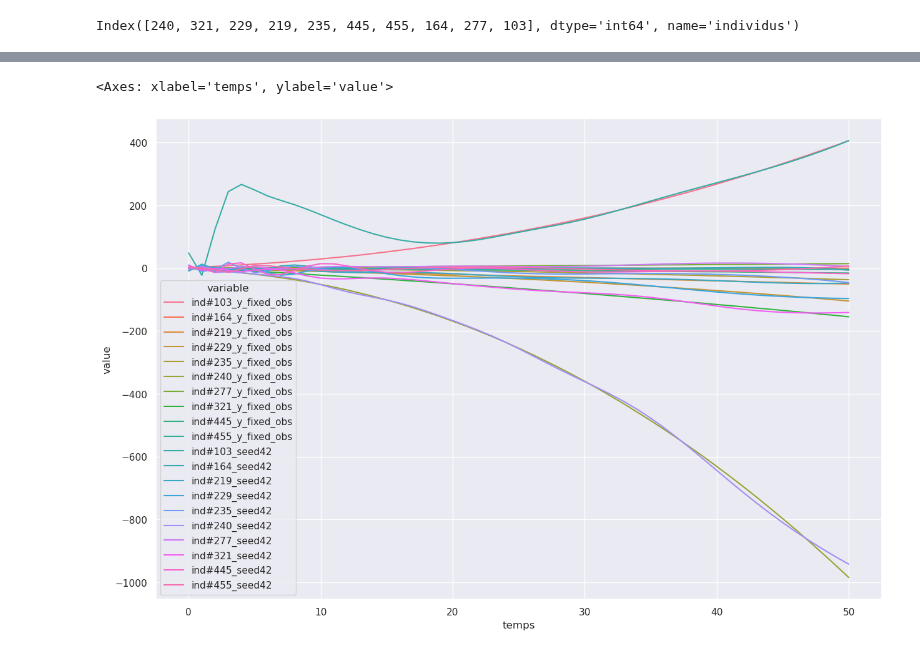
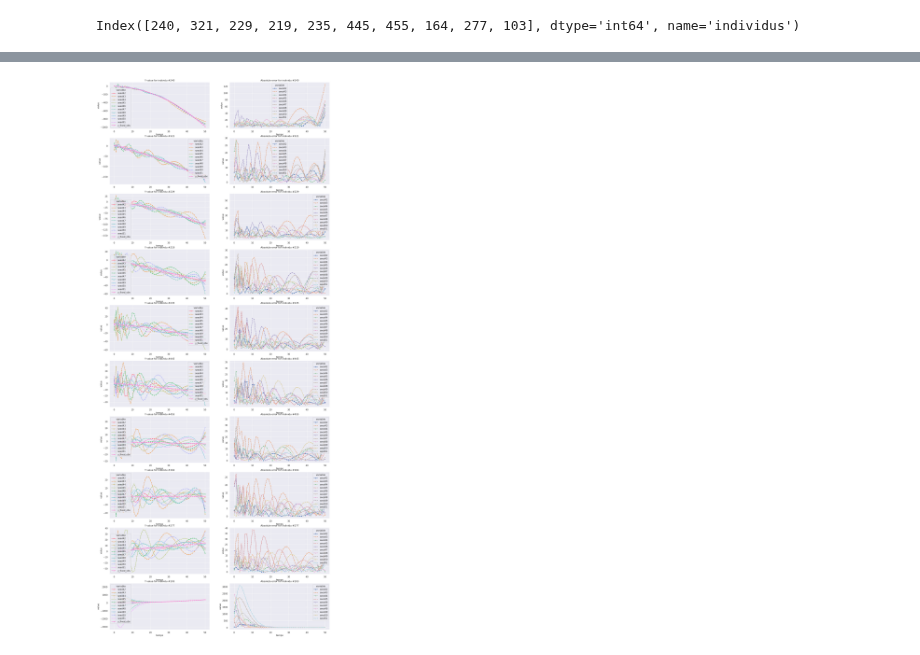
Before and after one commit to FrankwaP/subSISTM, a Jupyter notebook: models/reservoirs-synthetic_bph/00_basic_reservoir_test.ipynb, the cells around one changed output, grey strips where cells are left out. Drawn from its saved outputs; the diff is of its cells as text; code cells hidden in the pictures.

```diff
--- a/models/reservoirs-synthetic_bph/00_basic_reservoir_test.ipynb
+++ b/models/reservoirs-synthetic_bph/00_basic_reservoir_test.ipynb
@@ -265,6 +47,0 @@ data_pred
-# %%
-data_plot = data_pred.melt(id_vars=["individus", "temps"])
-data_plot["variable"] = (
-    "ind#" + data_plot["individus"].map(str) + "_" + data_plot["variable"]
-)
-data_plot
@@ -293,0 +48,11 @@ sns.lineplot(
+# %%
+SERIES_COLUMN_NAME = "individus"
+TIMESTEPS_COLUMN_NAME = "temps"
+
+group_labels = [SERIES_COLUMN_NAME, TIMESTEPS_COLUMN_NAME]
+
+x_labels = [l for l in data.columns if l.startswith("x") and not l.endswith("obs")]
+y_labels = [l for l in data.columns if l.startswith("y_fixed") and l.endswith("obs")]
+
+data = data[group_labels + x_labels + y_labels]
+data
@@ -320,4 +415,4 @@ ind_list
 Index([240, 321, 229, 219, 235, 445, 455, 164, 277, 103], dtype='int64', name='individus')
 # %%
 data_train = data[data["individus"].isin(ind_list)]
-data_train
+y_pred = train_and_pred(data_train, x_labels, y_labels, N=100, lr=0.5, sr=0.9)
@@ -355,24 +418,0 @@ y_train_3D = y_train_scaled.reshape([N_train, T_train, Y_train])
-# %%
-# from https://reservoirpy.readthedocs.io/en/latest/user_guide/quickstart.html#Create-the-ESN-model
-
-
-data_pred = data_train.loc[:, ["individus", "temps"] + y_labels]
-
-for seed in [42]:
-
-    reservoir = Reservoir(100, lr=0.5, sr=0.9, seed=42)
-    readout = Ridge(ridge=1e-7)
-
-    esn_model = reservoir >> readout
-    esn_model.fit(x_train_3D, y_train_3D)
-
-    y_pred_3D = np.array(
-        esn_model.run(x_train_3D)
-    )  # ATTENTION besoin de convertir avec N>1
-    y_pred_scaled = y_pred_3D.reshape([N_train * T_train, Y_train])
-    y_pred = scaler_y.inverse_transform(y_pred_scaled)
-
-    data_pred[f"seed{seed}"] = y_pred
-
-
-data_pred
@@ -413,7 +419,4 @@ data_plot
-# %%
-sns.lineplot(
-    data_plot, x="temps", y="value", hue="individus", style="variable", markers=True
-)
-# %% [output]
-<Axes: xlabel='temps', ylabel='value'>
-[figure, removed]
+# %%
+plot_pred(y_pred, ind_list)
+# %% [output]
+[figure, added]
```
Also changed, not shown: parts of 45 cells of this notebook.
